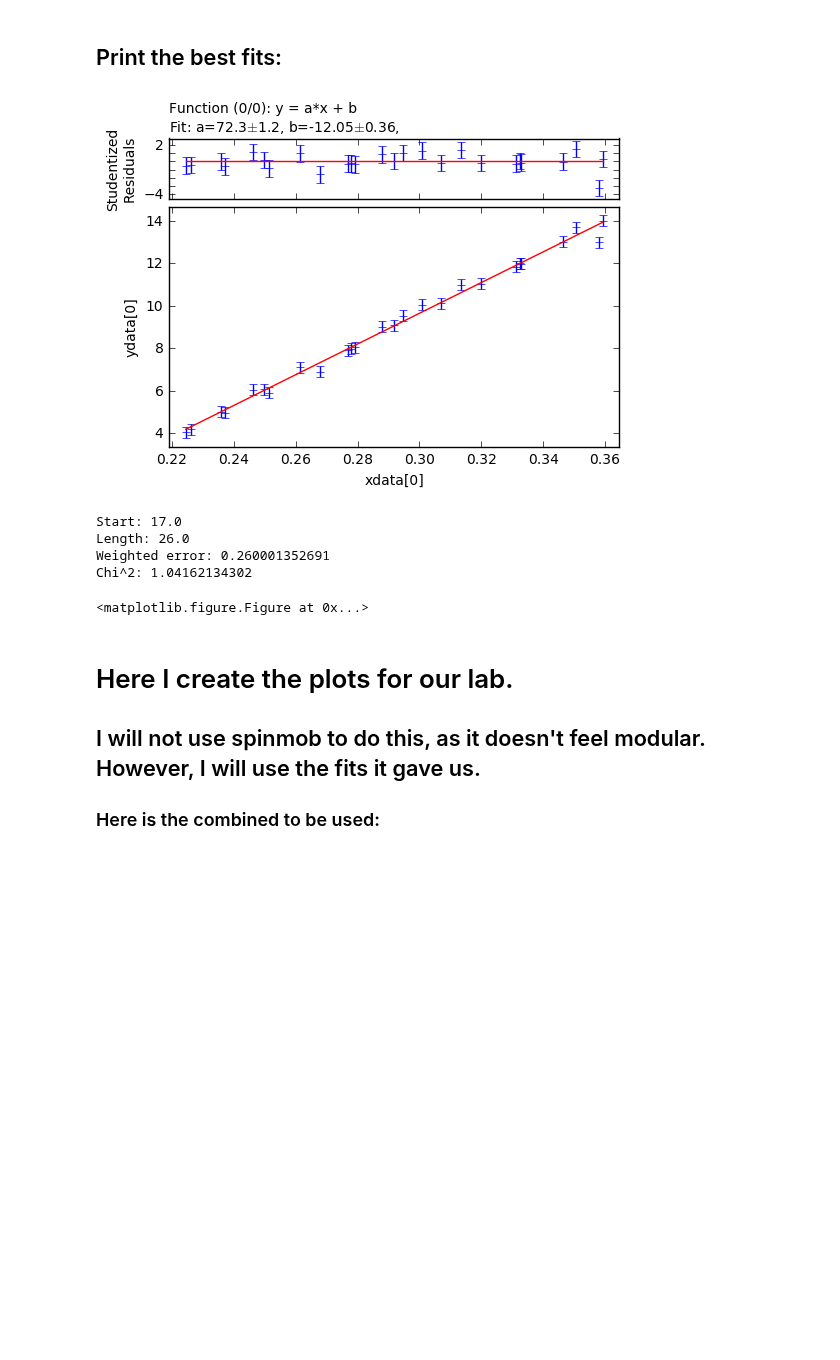
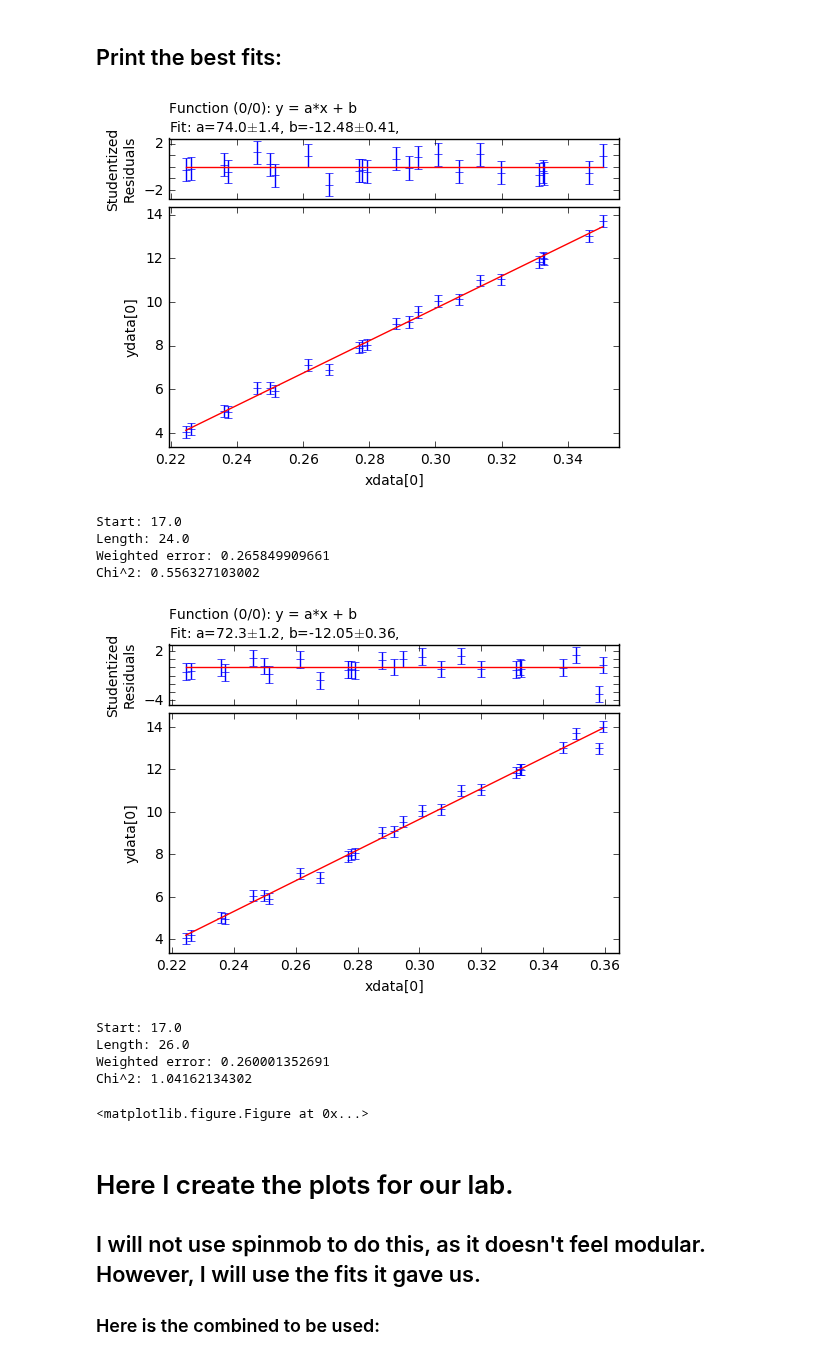
Before and after one commit to ry-dgel/Chladni, a Jupyter notebook: analysis/interim_analysis_post_offset.ipynb, the cells around one changed output. Drawn from its saved outputs; the diff is of its cells as text; code cells hidden in the pictures; blank space fills up the shorter version.

```diff
--- a/analysis/interim_analysis_post_offset.ipynb
+++ b/analysis/interim_analysis_post_offset.ipynb
@@ -225,40 +225,46 @@ for i in range(len(best_fits)):
     start_of_regression = chi_squares[best_fits[i]][0]
     end_of_regression = start_of_regression + length_of_regression
 
     my_fitter.set_data(
         xdata=combined_calibration_data[0][start_of_regression:end_of_regression],
         ydata=combined_calibration_data[1][start_of_regression:end_of_regression],
         exdata=np.zeros(length_of_regression),
         eydata=total_weighted_error[start_of_regression:end_of_regression])
 
     my_fitter.fit()
     if False and length_of_regression > 20 and abs(my_fitter.reduced_chi_squareds()[0]-1) < 0.1:
 
         number_plots += 1
         #my_fitter.plot()
         print("Start:", start_of_regression)
         print("Length:", length_of_regression)
         print("Weighted error:", total_weighted_error[0])
         print("Chi^2:", my_fitter.reduced_chi_squareds()[0])
         print("")
 
-    if start_of_regression==17 and length_of_regression==26:
+    if (start_of_regression==17 and length_of_regression==26) or \
+            (start_of_regression==17 and length_of_regression==24):
         my_fitter.plot()
         print("Start:", start_of_regression)
         print("Length:", length_of_regression)
         print("Weighted error:", total_weighted_error[0])
         print("Chi^2:", my_fitter.reduced_chi_squareds()[0])
         print("")
 
     if number_plots >= max_number_plots:
         break
 # %% [output]
-[figure, old version]
+[figure, new version]
 Start: 17.0
-Length: 26.0
-Weighted error: 0.260001352691
-Chi^2: 1.04162134302
+Length: 24.0
+Weighted error: 0.265849909661
+Chi^2: 0.556327103002
+[figure, added]
-<matplotlib.figure.Figure at 0x...>
+Start: 17.0
+Length: 26.0
+Weighted error: 0.260001352691
+Chi^2: 1.04162134302
+<matplotlib.figure.Figure at 0x...>
 # %% [markdown]
 # Here I create the plots for our lab.
 ## I will not use spinmob to do this, as it doesn't feel modular. However, I will use the fits it gave us.
```
Also changed, not shown: parts of 3 cells of this notebook.
